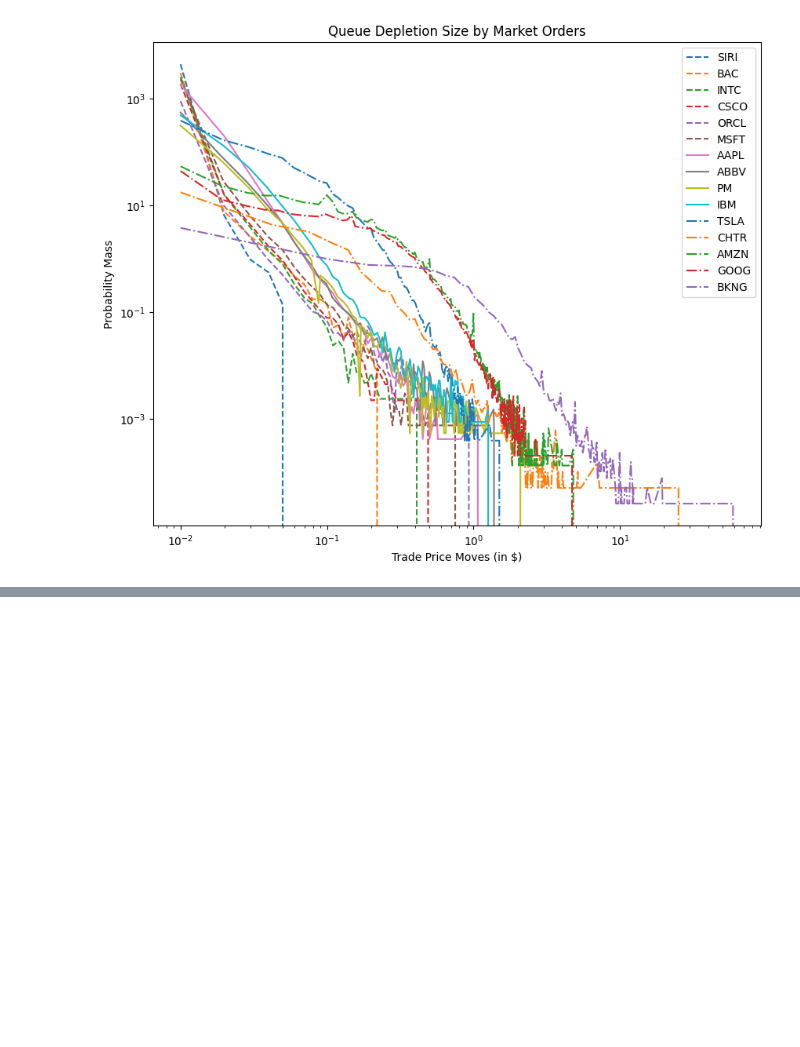
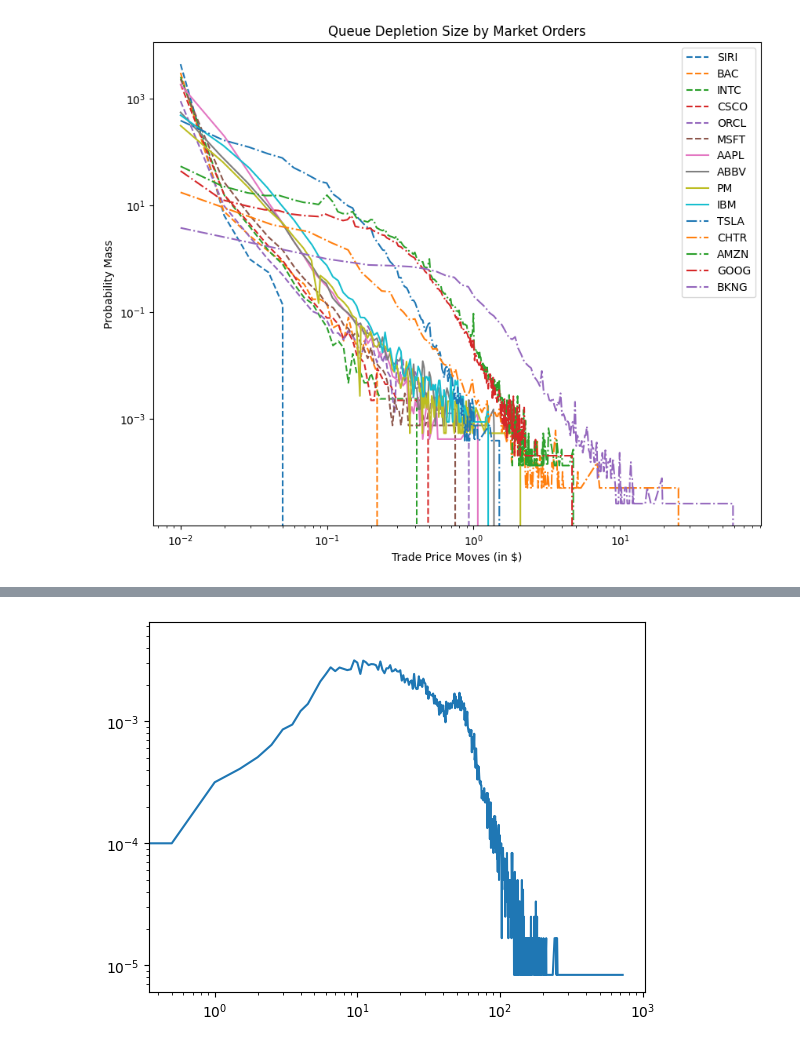
Before and after one commit to konqr/lobSimulations, a Jupyter notebook: hawkes/experiments/xStocksEDA.ipynb, the cells around one changed output, grey strips where cells are left out. Saved outputs shown, nothing was run; the diff lists cells and outputs as text; code cells hidden in the pictures; blank space fills up the shorter version.

```diff
--- a/hawkes/experiments/xStocksEDA.ipynb
+++ b/hawkes/experiments/xStocksEDA.ipynb
@@ -318,3 +317,7 @@ plt.savefig("/SAN/fca/Konark_PhD_Experiments/smallTick/xStock_liquidity_2019.png
 plt.show()
 # %% [output]
 [figure]
+# %%
+l = dataLoader.Loader('CHTR', dt.date(2019,1,2), dt.date(2019,1,2), nlevels = 10, dataPath = "/SAN/fca/Konark_PhD_Experiments/extracted/GOOG/")
+# %%
+data = l.load()[0]
@@ -320,0 +331,4 @@ plt.show()
+# %%
+data['mid'] = (data['Ask Price 1'] + data['Bid Price 1'])*0.5
+data['midPrev'] = data.mid.shift(1).fillna(0)
+data['depth'] = np.round(100*(data.Price/10000 - data.midPrev), 2)
@@ -320,0 +345,11 @@ plt.show()
+# %%
+data = data.loc[data['Type'] < 5]
+data = data.loc[data['Type'] !=2]
+data['depthAbs'] = data['depth'].apply(lambda x: np.round(np.abs(x), 2))
+uncondProb = (data.groupby(['Type','depth'])['Time'].count()/len(data))
+# %%
+plt.plot(uncondProb[3])
+plt.yscale('log')
+plt.xscale('log')
+# %% [output]
+[figure, added]
```
Also changed, not shown: parts of 33 cells of this notebook, 1 other file.
